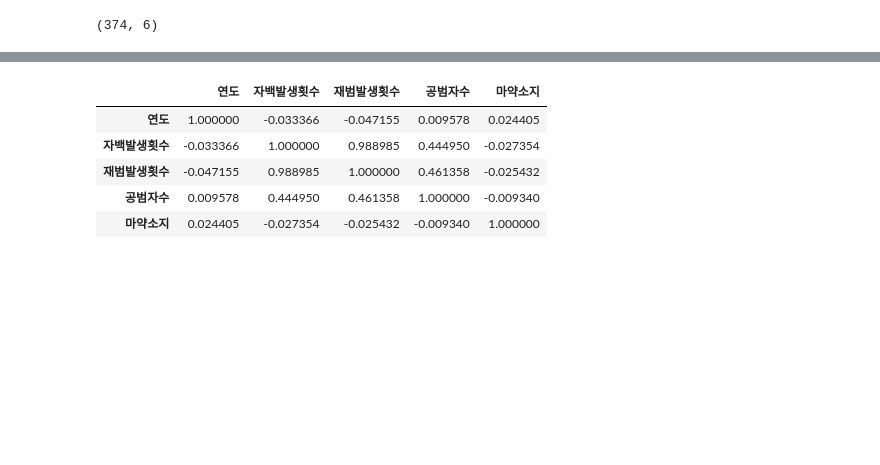
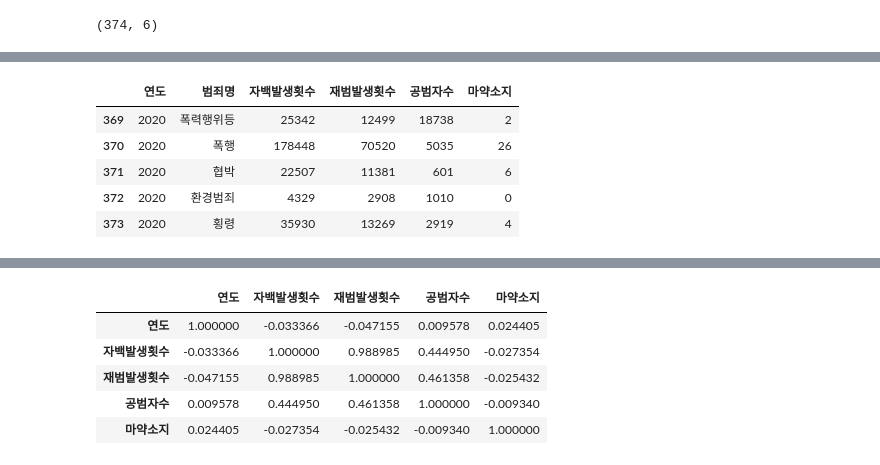
Before and after one commit to yeommss/Mini-Project, a Jupyter notebook: 4주차/0403_EDA_범죄.ipynb, the cells around one changed output, grey strips where cells are left out. Drawn from its saved outputs; the diff is of its cells as text; code cells hidden in the pictures; blank space fills up the shorter version.

```diff
--- a/4주차/0403_EDA_범죄.ipynb
+++ b/4주차/0403_EDA_범죄.ipynb
@@ -26,0 +52,9 @@ df.shape
+# %%
+df.tail()
+# %% [output]
+|  | 연도 | 범죄명 | 자백발생횟수 | 재범발생횟수 | 공범자수 | 마약소지 |
+| 369 | 2020 | 폭력행위등 | 25342 | 12499 | 18738 | 2 |
+| 370 | 2020 | 폭행 | 178448 | 70520 | 5035 | 26 |
+| 371 | 2020 | 협박 | 22507 | 11381 | 601 | 6 |
+| 372 | 2020 | 환경범죄 | 4329 | 2908 | 1010 | 0 |
+| 373 | 2020 | 횡령 | 35930 | 13269 | 2919 | 4 |
```
Also changed, not shown: parts of 7 cells of this notebook, 2 other files.
